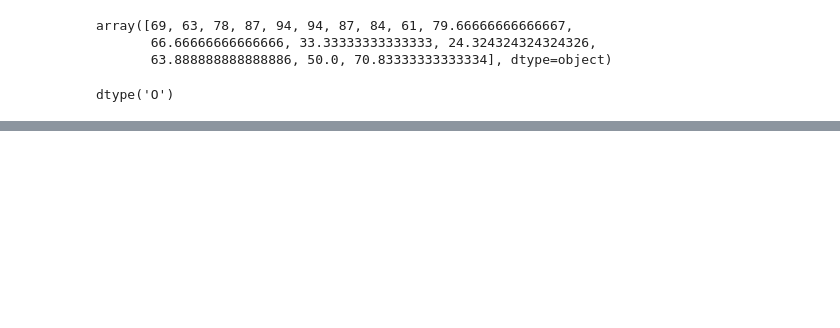
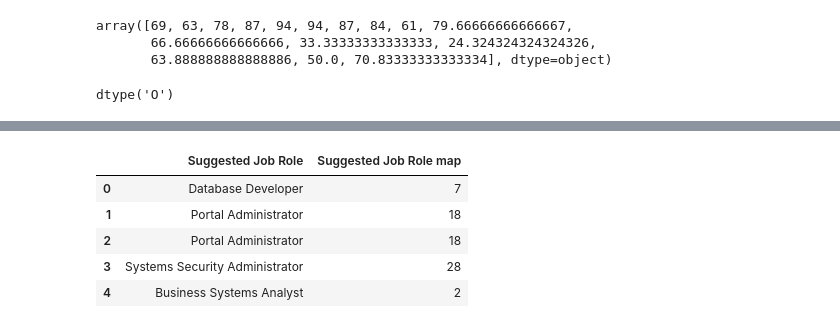
Before and after one commit to ashokseervi114/Job-role-prediction, a Jupyter notebook: ml project code/Project code/research1.ipynb, the cells around one changed output, grey strips where cells are left out. Saved outputs shown, nothing was run; the diff lists cells and outputs as text; code cells hidden in the pictures; blank space fills up the shorter version.

```diff
--- a/ml project code/Project code/research1.ipynb
+++ b/ml project code/Project code/research1.ipynb
@@ -730,0 +743,4 @@ array([7], dtype=int64)
+# %%
+label1 = dataset.iloc[:,-1].values
+# %%
+label1=pd.DataFrame(label1,columns=["Suggested Job Role "])
@@ -730,0 +751,9 @@ array([7], dtype=int64)
+# %%
+label_map.head()
+# %% [output]
+|  | Suggested Job Role | Suggested Job Role map |
+| 0 | Database Developer | 7 |
+| 1 | Portal Administrator | 18 |
+| 2 | Portal Administrator | 18 |
+| 3 | Systems Security Administrator | 28 |
+| 4 | Business Systems Analyst | 2 |
```
Also changed, not shown: parts of 27 cells of this notebook.
